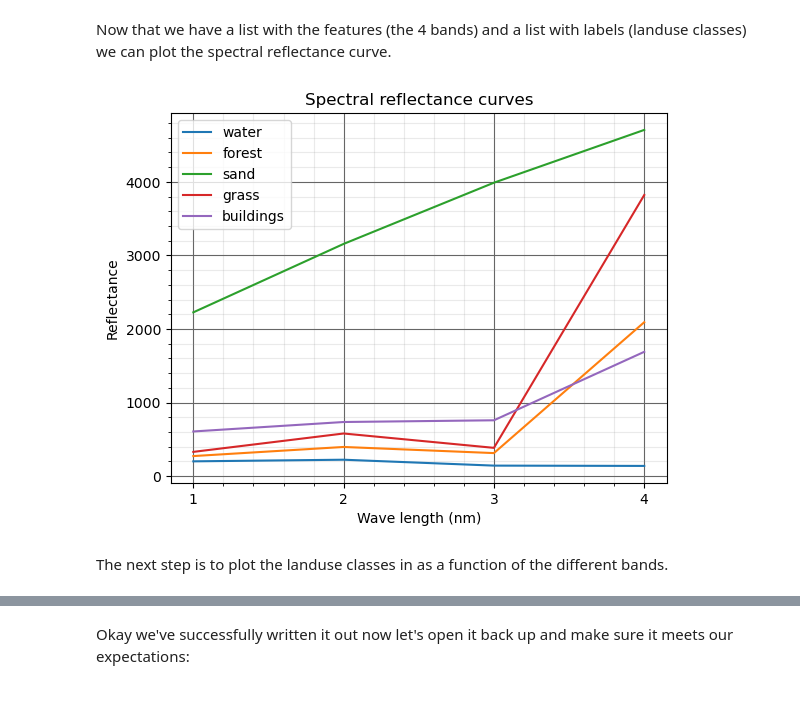
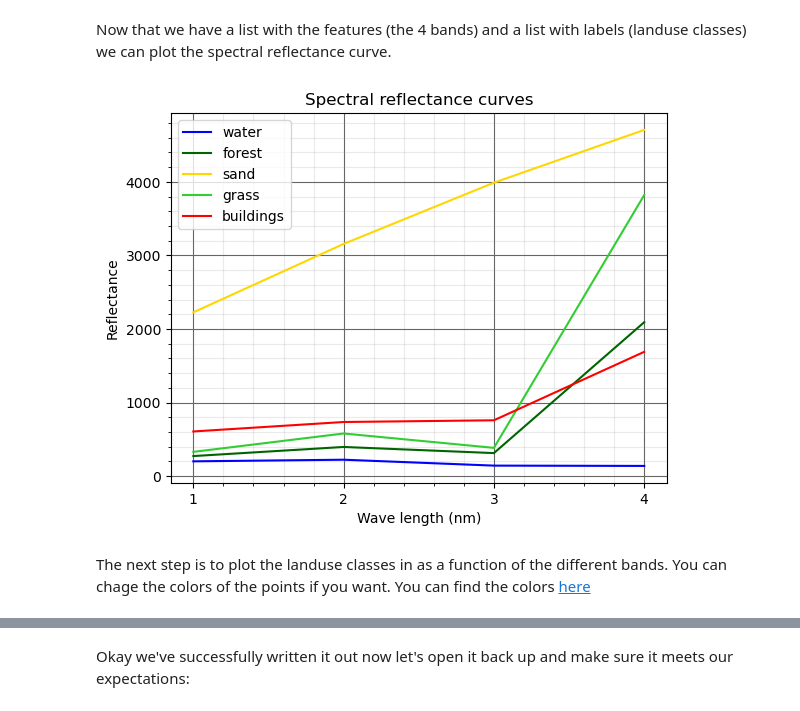
Before and after one commit to MarkTerlien/Quatro-Book-TeM, a Jupyter notebook: supervised_classification.ipynb, the cells around one changed output, grey strips where cells are left out. Saved outputs shown, nothing was run; the diff lists cells and outputs as text; code cells hidden in the pictures.

Commit message:
colors added to plot

```diff
--- a/supervised_classification.ipynb
+++ b/supervised_classification.ipynb
@@ -53,6 +53,14 @@ class_dict[3] = 'sand'
 class_dict[4] = 'grass'
 class_dict[5] = 'buildings'
 
+# Dictionary with colors for landuse classes
+class_color_dict = {}
+class_color_dict['water'] = 'blue'
+class_color_dict['forest'] = 'darkgreen'
+class_color_dict['sand'] = 'gold'
+class_color_dict['grass'] = 'limegreen'
+class_color_dict['buildings'] = 'red'
+
 # Folder with sentinel images
 sentinel_folder = "data_files/sentinel-2/"
 
@@ -176,29 +183,29 @@ The training data include 5 classes: [1 2 3 4 5]
 # %% [markdown]
 Now that we have a list with the features (the 4 bands) and a list with labels (landuse classes) we can plot the spectral reflectance curve.
 # %%
-# Make array witj number of bands
+# Make array with number of bands
 band_count = np.arange(1,nr_of_bands + 1)
 
 # Calculate mean reflectance for each band in each class
 classes = np.unique(y)
 for class_type in classes:
     band_intensity = np.mean(X[y==class_type, :], axis=0)
     label = class_dict[class_type]
-    plt.plot(band_count, band_intensity, label=label)
+    plt.plot(band_count, band_intensity, label=label, color=class_color_dict[label])
 
 # Annotation figure
 plt.title('Spectral reflectance curves')
 plt.gca().xaxis.set_major_locator(plt.MultipleLocator(1))
 plt.legend(loc=0)
 plt.grid(visible=True, which='major', color='#666666', linestyle='-')
 plt.minorticks_on()
 plt.grid(visible=True, which='minor', color='#999999', linestyle='-', alpha=0.2)
 plt.xlabel('Wave length (nm)')
 plt.ylabel('Reflectance')
 plt.show()
 # %% [output]
-[figure, old version]
+[figure, new version]
 # %% [markdown]
-The next step is to plot the landuse classes in as a function of the different bands.
+The next step is to plot the landuse classes in as a function of the different bands. You can chage the colors of the points if you want. You can find the colors [here](https://community.plotly.com/t/plotly-colours-list/11730/3)
 # %%
 # Get bands
```
Also changed, not shown: parts of 3 cells of this notebook.
